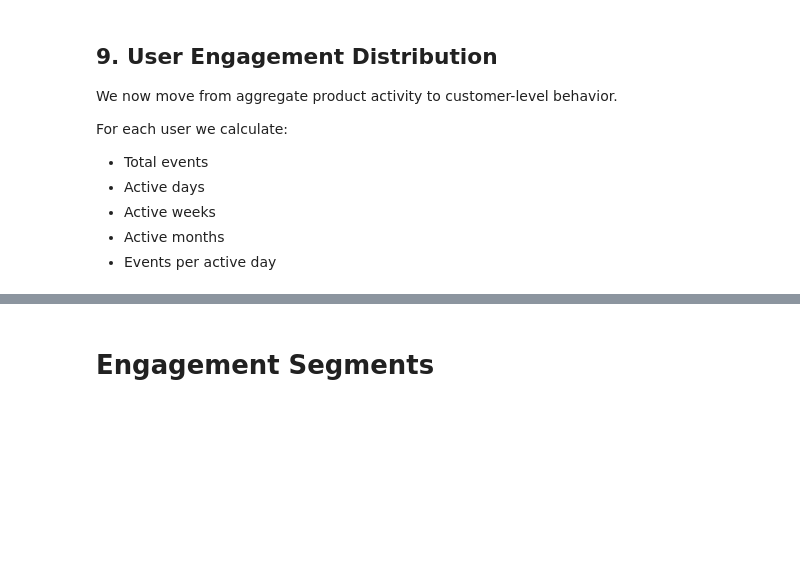
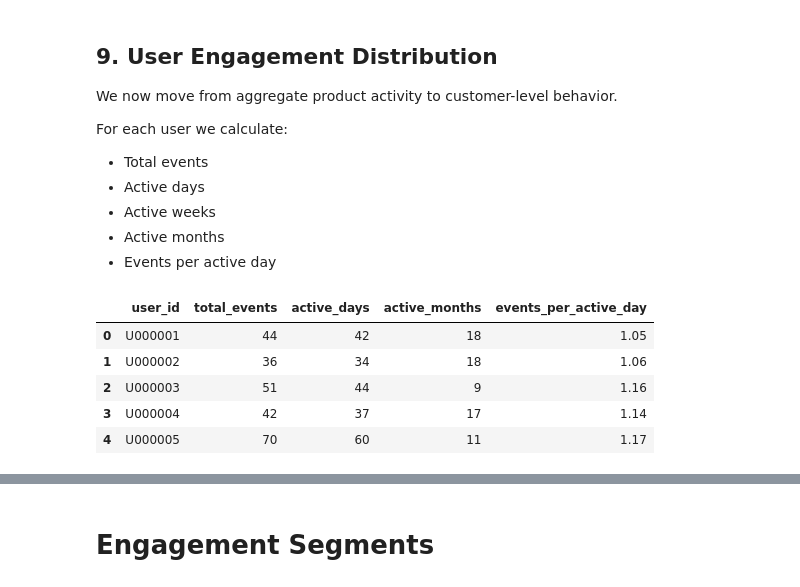
Before and after one commit to sarayeana/saas-product-analytics-churn-prediction, a Jupyter notebook: Notebooks/02_Product_Analytics.ipynb, the cells around one changed output, grey strips where cells are left out. Drawn from its saved outputs; the diff is of its cells as text; code cells hidden in the pictures; blank space fills up the shorter version.

```diff
--- a/Notebooks/02_Product_Analytics.ipynb
+++ b/Notebooks/02_Product_Analytics.ipynb
@@ -648,3 +727,30 @@ display(
+# %%
+events["month"] = events["date"].dt.to_period("M")
+
+user_engagement = (
+    events
+    .groupby("user_id")
+    .agg(
+        total_events=("user_id", "size"),
+        active_days=("date", "nunique"),
+        active_months=("month", "nunique"),
+    )
+    .reset_index()
+)
+
+user_engagement["events_per_active_day"] = (
+    user_engagement["total_events"]
+    / user_engagement["active_days"]
+)
+
+display(user_engagement.head())
+# %% [output]
+|  | user_id | total_events | active_days | active_months | events_per_active_day |
+| 0 | U000001 | 44 | 42 | 18 | 1.05 |
+| 1 | U000002 | 36 | 34 | 18 | 1.06 |
+| 2 | U000003 | 51 | 44 | 9 | 1.16 |
+| 3 | U000004 | 42 | 37 | 17 | 1.14 |
+| 4 | U000005 | 70 | 60 | 11 | 1.17 |
 # %%
 engagement_summary = (
     user_engagement[
```
Also changed, not shown: parts of 26 cells of this notebook.
